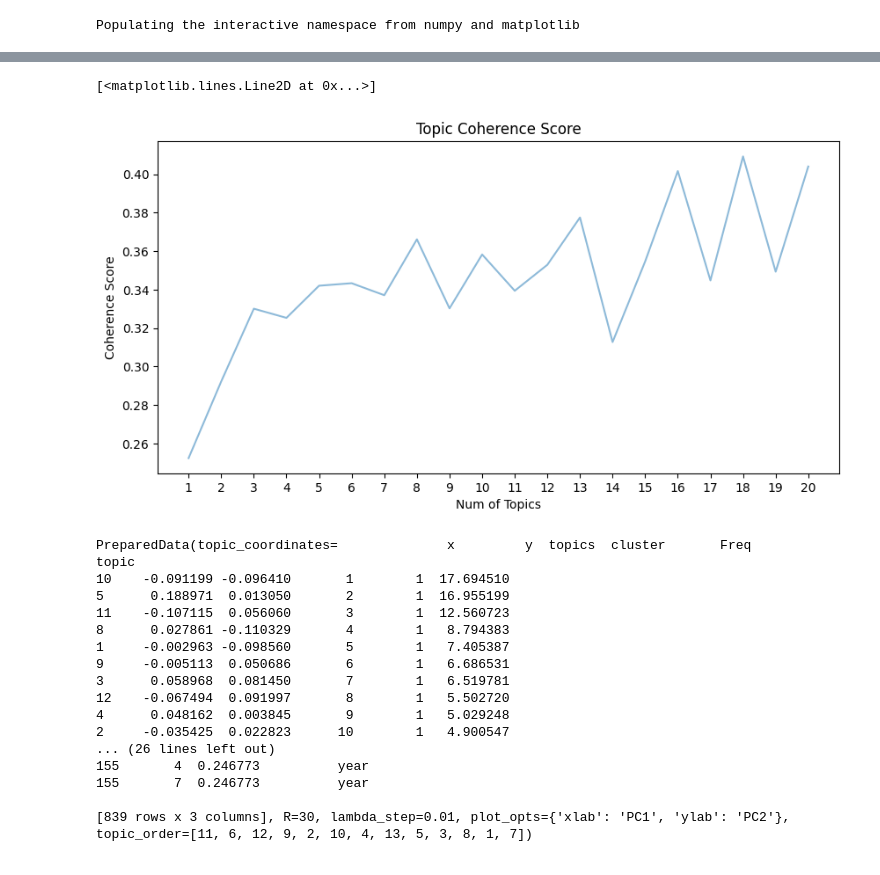
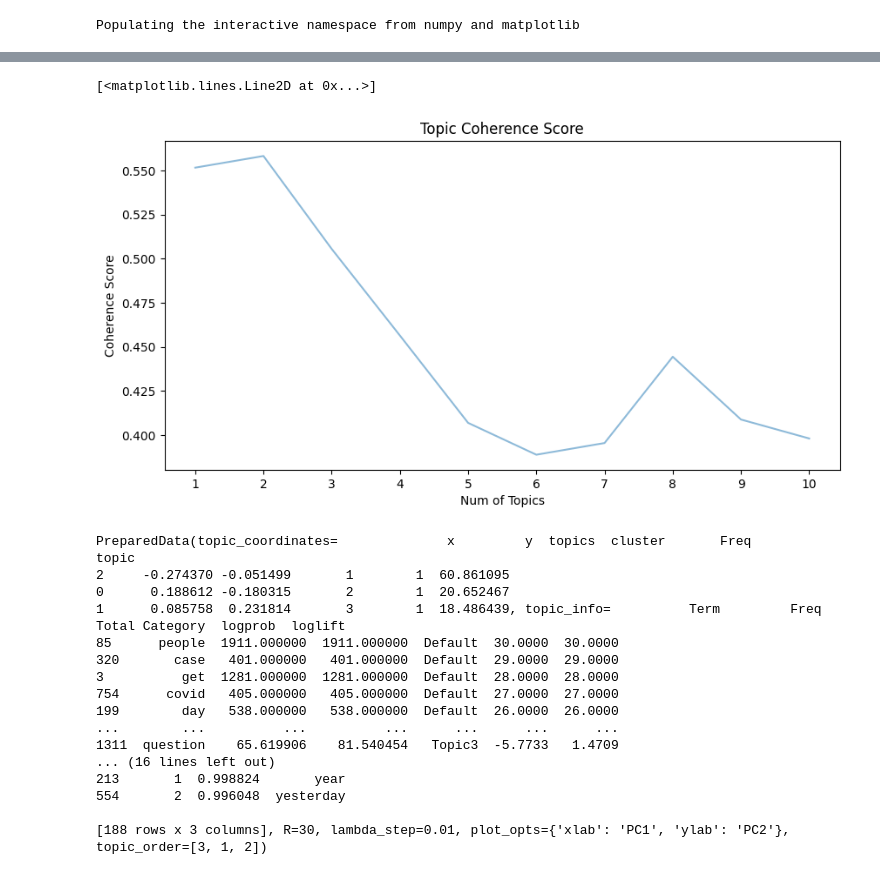
Before and after one commit to ollyjc99/COVID-19-Sentiment-and-Compliance-Analyzer, a Jupyter notebook: TopicModelling.ipynb, the cells around one changed output, grey strips where cells are left out. Cells and saved outputs as stored; diff of their text form; code cells hidden in the pictures.

```diff
--- a/TopicModelling.ipynb
+++ b/TopicModelling.ipynb
@@ -19,9 +19,11 @@ s_df = pd.read_pickle(path + 'OneDrive - Cardiff University/Individual Project/p
 s_df = s_df.sort_values(by='datetime')
 c_df = c_df.sort_values(by='datetime')
 # %%
-comments = c_df.reset_index().drop(columns=['id', 'datetime', 'sentiment', 'compound_score', 'submission_id', 'parent_id'], axis=1)
+comments = c_df.query('sentiment != "neutral"')
 
-comments = comments.sample(100)
+comments = comments.reset_index().drop(columns=['id', 'datetime', 'sentiment', 'compound_score', 'submission_id', 'parent_id'], axis=1)
+
+comments = comments.sample(5000)
 
 comments.head()
 # %% [output]
@@ -194,34 +198,34 @@ NameError: name 'lda_model' is not defined
 from gensim.models import CoherenceModel
 
 topic_coherence = []
-num_topics = 20
+num_topics = 10
 
 for n in trange(1, num_topics + 1):
 
     lda_model = build_lda(n)
 
     # Compute Perplexity
     topic_perplexity = lda_model.log_perplexity(corpus)
 
     # Compute Coherence Score
     coherence_model_lda = CoherenceModel(model=lda_model,
                                          texts=data_lemmatized,
                                          dictionary=id2word,
                                          coherence='c_v')
 
     topic_coherence.append(coherence_model_lda.get_coherence())
 
 
 x = [i for i in range(1, num_topics + 1)]
 
 fig, ax1 = plt.subplots(1, dpi=100)
 fig.set_size_inches(10, 5)
 
 ax1.set_title('Topic Coherence Score')
 ax1.set_xlabel('Num of Topics')
 ax1.set_ylabel('Coherence Score')
 ax1.set_xticks(x)
 ax1.plot(x, topic_coherence, alpha=0.5)
 # %% [output]
 [<matplotlib.lines.Line2D at 0x...>]
-[figure, old version]
+[figure, new version]
@@ -263,26 +253,28 @@ import os
 import pickle
 import pyLDAvis
 
+lda_model = build_lda(3)
+
 pyLDAvis.enable_notebook()
-vis = pyLDAvis.gensim_models.prepare(build_lda(13),
+vis = pyLDAvis.gensim_models.prepare(lda_model,
                                      corpus,
                                      id2word)
 vis
 # %% [output]
 PreparedData(topic_coordinates=              x         y  topics  cluster       Freq
 topic
-10    -0.091199 -0.096410       1        1  17.694510
-5      0.188971  0.013050       2        1  16.955199
-11    -0.107115  0.056060       3        1  12.560723
-8      0.027861 -0.110329       4        1   8.794383
-1     -0.002963 -0.098560       5        1   7.405387
-9     -0.005113  0.050686       6        1   6.686531
-3      0.058968  0.081450       7        1   6.519781
-12    -0.067494  0.091997       8        1   5.502720
-4      0.048162  0.003845       9        1   5.029248
-2     -0.035425  0.022823      10        1   4.900547
-... (26 lines left out)
-155       4  0.246773          year
-155       7  0.246773          year
+2     -0.274370 -0.051499       1        1  60.861095
+0      0.188612 -0.180315       2        1  20.652467
+1      0.085758  0.231814       3        1  18.486439, topic_info=          Term         Freq        Total Category  logprob  loglift
+85      people  1911.000000  1911.000000  Default  30.0000  30.0000
+320       case   401.000000   401.000000  Default  29.0000  29.0000
+3          get  1281.000000  1281.000000  Default  28.0000  28.0000
+754      covid   405.000000   405.000000  Default  27.0000  27.0000
+199        day   538.000000   538.000000  Default  26.0000  26.0000
+...        ...          ...          ...      ...      ...      ...
+1311  question    65.619906    81.540454   Topic3  -5.7733   1.4709
+... (16 lines left out)
+213       1  0.998824       year
+554       2  0.996048  yesterday
 
-[839 rows x 3 columns], R=30, lambda_step=0.01, plot_opts={'xlab': 'PC1', 'ylab': 'PC2'}, topic_order=[11, 6, 12, 9, 2, 10, 4, 13, 5, 3, 8, 1, 7])
+[188 rows x 3 columns], R=30, lambda_step=0.01, plot_opts={'xlab': 'PC1', 'ylab': 'PC2'}, topic_order=[3, 1, 2])
```
Also changed, not shown: parts of 12 cells of this notebook.
